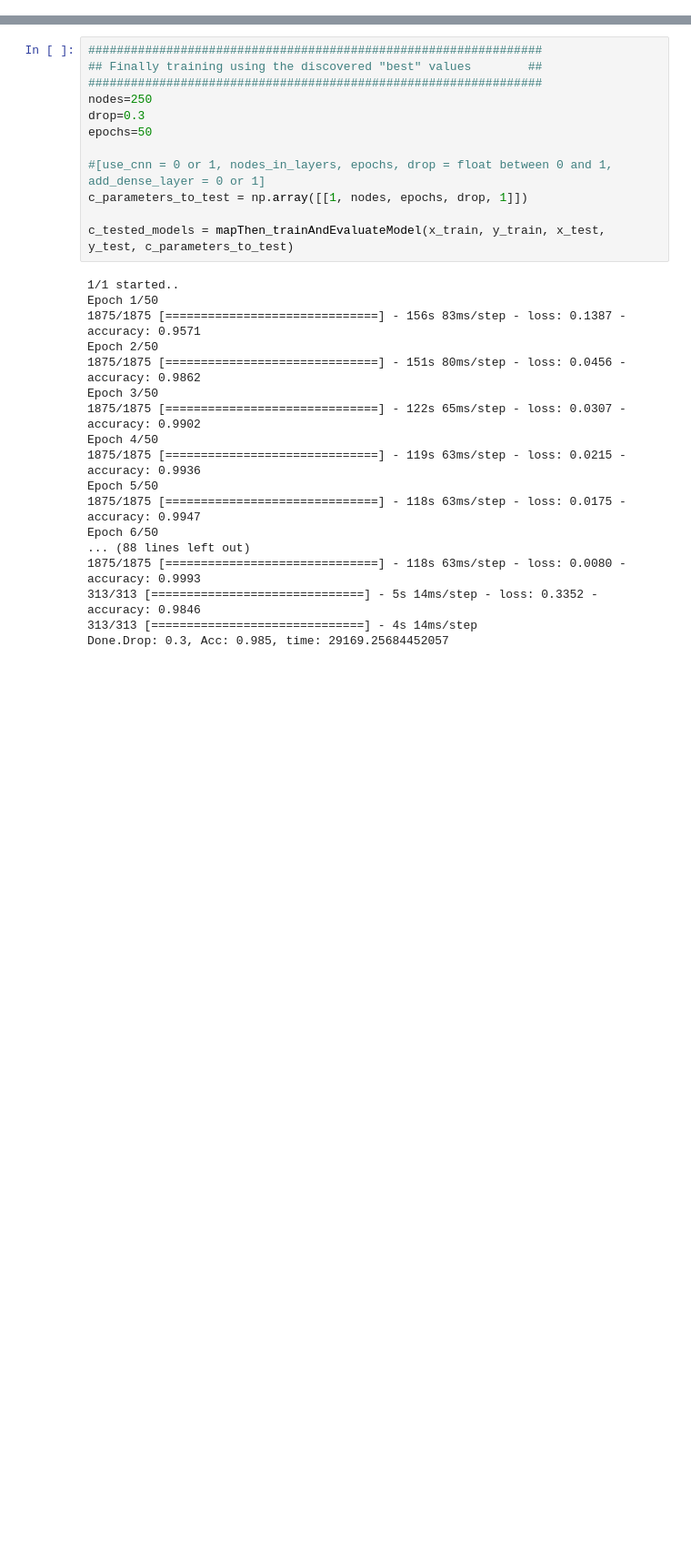
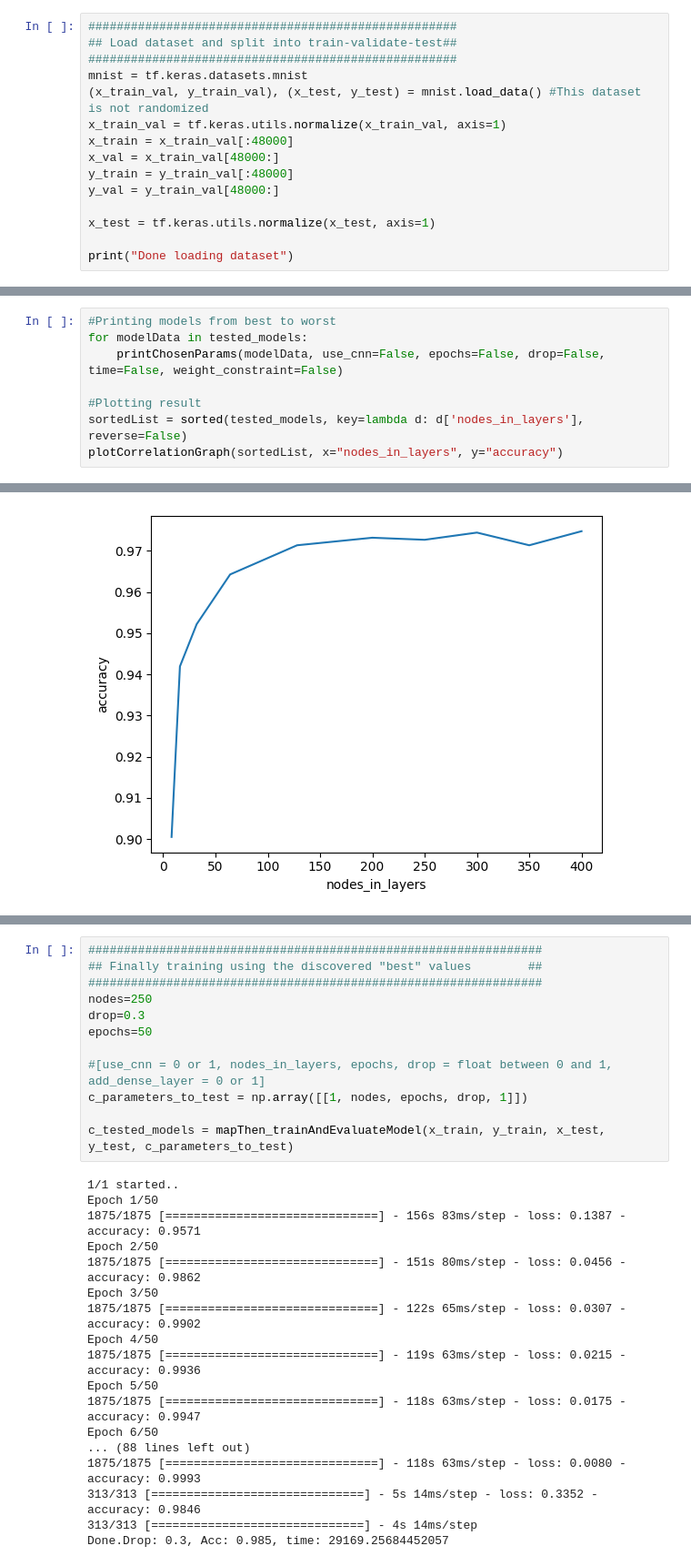
Before and after one commit to andreasvalen/Project2, a Jupyter notebook: testingPlayground.ipynb, the cells around one changed output, grey strips where cells are left out. Shown at 91% size. Saved outputs shown, nothing was run; the diff lists cells and outputs as text; blank space fills up the shorter version.

```diff
--- a/testingPlayground.ipynb
+++ b/testingPlayground.ipynb
@@ -152,0 +148,15 @@ x_test = tf.keras.utils.normalize(x_test, axis=1)
+# %%
+####################################################
+## Load dataset and split into train-validate-test##
+####################################################
+mnist = tf.keras.datasets.mnist
+(x_train_val, y_train_val), (x_test, y_test) = mnist.load_data() #This dataset is not randomized
+x_train_val = tf.keras.utils.normalize(x_train_val, axis=1)
+x_train = x_train_val[:48000]
+x_val = x_train_val[48000:]
+y_train = y_train_val[:48000]
+y_val = y_train_val[48000:]
+
+x_test = tf.keras.utils.normalize(x_test, axis=1)
+
+print("Done loading dataset")
@@ -199,0 +205,9 @@ acc: 0.878, loss: 0.413, npl: 8, extra_layers: 0, weight_constraint: 0,
+# %%
+#Printing models from best to worst
+for modelData in tested_models:
+    printChosenParams(modelData, use_cnn=False, epochs=False, drop=False, time=False, weight_constraint=False)
+
+#Plotting result
+sortedList = sorted(tested_models, key=lambda d: d['nodes_in_layers'], reverse=False)
+plotCorrelationGraph(sortedList, x="nodes_in_layers", y="accuracy")
+# %% [output]
@@ -200,3 +224,4 @@ acc: 0.878, loss: 0.413, npl: 8, extra_layers: 0, weight_constraint: 0,
+[figure, added]
 # %%
 
 ###################################
```
Also changed, not shown: parts of 14 cells of this notebook, 7 other files.
